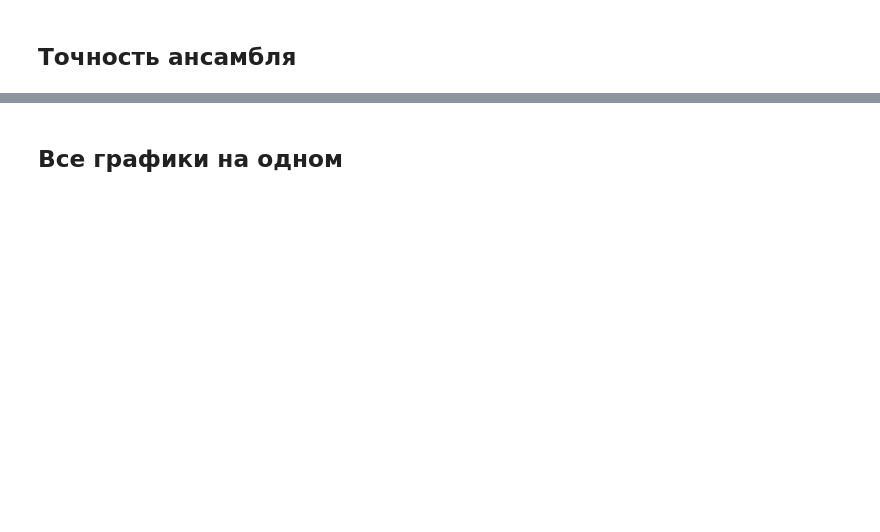
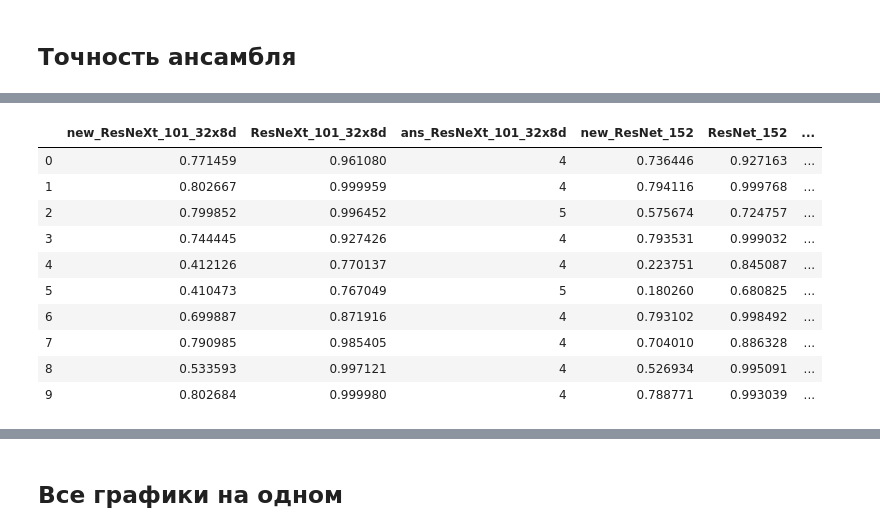
Before and after one commit to gurmaaan/MedNN, a Jupyter notebook: TransferLearning.ipynb, the cells around one changed output, grey strips where cells are left out. Drawn from its saved outputs; the diff is of its cells as text; code cells hidden in the pictures; blank space fills up the shorter version.

```diff
--- a/TransferLearning.ipynb
+++ b/TransferLearning.ipynb
@@ -368,7 +358,7 @@ def plot_learning_curve(data, model_name, save_flag=True, save_path = "/nn", sav
 #@title Параметры обучения
 
 save_path = "C:/Users/Dima/YandexDisk/EDUCATION/_Deeplom/nn" #@param {type: "string"}
-save_dir = "layerTest_other_24ep" #@param {type: "string"}
+save_dir = "default_diffep" #@param {type: "string"}
 #@markdown ---
 num_epochs = 24 #@param {type:"slider", min:3, max:45, step:3}
 #@markdown ---
@@ -381,14 +371,15 @@ lr_scheduler_step = 7 #@param {type:"integer"}
 data_transforms, image_datasets, dataloaders = update_data(paths, resize_s, crop_s, batch_size)
 # %%
 model_dict = {
-    "ResNeXt_50_32x4d": {"model" : models.resnext50_32x4d(pretrained=True), "type" : "fc", "epochs" : num_epochs, "lr_step" : lr_scheduler_step},
-    "MnasNet_0-5" : {"model" : models.mnasnet0_5(pretrained=True), "type" : "cl", "epochs" : num_epochs, "lr_step" : lr_scheduler_step},
-    "Wide_ResNet_50-2" : {"model" : models.wide_resnet50_2(pretrained=True), "type" : "fc", "epochs" : num_epochs, "lr_step" : lr_scheduler_step}
+#     "ResNeXt_50_32x4d": {"model" : models.resnext50_32x4d(pretrained=True), "type" : "fc", "epochs" : num_epochs, "lr_step" : lr_scheduler_step},
+#     "MnasNet_0-5" : {"model" : models.mnasnet0_5(pretrained=True), "type" : "cl", "epochs" : num_epochs, "lr_step" : lr_scheduler_step},
+#     "Wide_ResNet_50-2" : {"model" : models.wide_resnet50_2(pretrained=True), "type" : "fc", "epochs" : num_epochs, "lr_step" : lr_scheduler_step}
+#     "VGG_13" : {"model" : models.vgg13(pretrained=True), "type" : "cl", "epochs" : num_epochs, "lr_step" : lr_scheduler_step}
 #   ------------
 #     "AlexNet" : {"model" : models.alexnet(pretrained=True), "type" : "cl", "epochs" :int(num_epochs/2), "lr_step" : int(lr_scheduler_step / 2)},
-#     "MobileNet_v2" : {"model" : models.mobilenet_v2(pretrained=True), "type" : "cl", "epochs" : int(num_epochs/2), "lr_step" : int(lr_scheduler_step / 2)},
-#     "ResNet_152" : {"model" : models.resnet152(pretrained=True), "type" : "fc", "epochs" : int(num_epochs/3), "lr_step" : int(lr_scheduler_step / 2)},
-#     "ResNeXt_101_32x8d" : {"model" : models.resnext101_32x8d(pretrained=True), "type" : "fc", "epochs" : int(num_epochs/3), "lr_step" : int(lr_scheduler_step / 2)},
+    "MobileNet_v2" : {"model" : models.mobilenet_v2(pretrained=True), "type" : "cl", "epochs" : int(num_epochs/2), "lr_step" : int(lr_scheduler_step / 2)},
+    "ResNet_152" : {"model" : models.resnet152(pretrained=True), "type" : "fc", "epochs" : int(num_epochs/2), "lr_step" : int(lr_scheduler_step / 2)},
+    "ResNeXt_101_32x8d" : {"model" : models.resnext101_32x8d(pretrained=True), "type" : "fc", "epochs" : int(num_epochs/2), "lr_step" : int(lr_scheduler_step / 2)},
 #     "Wide_ResNet_101-2" : {"model" : models.wide_resnet101_2(pretrained=True), "type" : "fc", "epochs" : int(num_epochs/3), "lr_step" : int(lr_scheduler_step / 2)},
 #   ------------
 #     "VGG_19_bn" : {"model" : models.vgg19_bn(pretrained=True), "type" : "cl", "epochs" : num_epochs*2, "lr_step" : lr_scheduler_step * 2},
@@ -478,3 +472,8 @@ collect_stat(f"{save_path}/{save_dir}/")
 # %% [markdown]
 ## Точность ансамбля
+# %%
+model_names = ["ResNeXt_101_32x8d","ResNet_152",  "MobileNet_v2"]
+answers = {m_name : defaultdict(list) for m_name in model_names}
+answers["real"] = defaultdict(list)
+answers["predicted"] = defaultdict(list)
 # %%
@@ -523 +522,50 @@ print(f"{total_acc :.2f}")
+# %%
+for m_name in model_names:
+    answers[m_name]["probas"] = []
+    answers["predicted"]["lbls"] = []
+
+for i, ra in enumerate(answers["real"]["lbls"]):
+    pred_lbls = []
+    for m_name in model_names:
+        pred_lbls.append(answers[m_name]["lbls"][i])
+
+    counter = Counter(pred_lbls)
+    a_p = {}
+    for cl in counter:
+        a_p[cl] = counter[cl] / len(pred_lbls)
+
+    max_prob = 0
+    pred = 0
+    for m_name in model_names:
+        ma = answers[m_name]["lbls"][i]
+        ma_prob = answers[m_name]["ma_p"][i]
+        ma_prob *= m_p[m_name] * a_p[ma]
+        answers[m_name]["probas"].append(ma_prob)
+        if ma_prob > max_prob:
+            max_prob = ma_prob
+            pred = ma
+    answers["predicted"]["lbls"].append(pred)
+
+prob_dict = {}
+for an in answers:
+    if "probas" in answers[an]:
+        prob_dict[f"new_{an}"] = answers[an]["probas"]
+        prob_dict[f"{an}"] = answers[an]["ma_p"]
+        prob_dict[f"ans_{an}"] = answers[an]["lbls"]
+prob_dict["real"] = answers["real"]["lbls"]
+prob_dict["pred"] = answers["predicted"]["lbls"]
+ans_df = pd.DataFrame(prob_dict)
+ans_df.head(10)
+# %% [output]
+|  | new_ResNeXt_101_32x8d | ResNeXt_101_32x8d | ans_ResNeXt_101_32x8d | new_ResNet_152 | ResNet_152 | ... |
+| 0 | 0.771459 | 0.961080 | 4 | 0.736446 | 0.927163 | ... |
+| 1 | 0.802667 | 0.999959 | 4 | 0.794116 | 0.999768 | ... |
+| 2 | 0.799852 | 0.996452 | 5 | 0.575674 | 0.724757 | ... |
+| 3 | 0.744445 | 0.927426 | 4 | 0.793531 | 0.999032 | ... |
+| 4 | 0.412126 | 0.770137 | 4 | 0.223751 | 0.845087 | ... |
+| 5 | 0.410473 | 0.767049 | 5 | 0.180260 | 0.680825 | ... |
+| 6 | 0.699887 | 0.871916 | 4 | 0.793102 | 0.998492 | ... |
+| 7 | 0.790985 | 0.985405 | 4 | 0.704010 | 0.886328 | ... |
+| 8 | 0.533593 | 0.997121 | 4 | 0.526934 | 0.995091 | ... |
+| 9 | 0.802684 | 0.999980 | 4 | 0.788771 | 0.993039 | ... |
 # %%
```
Also changed, not shown: parts of 18 cells of this notebook, 2 other files.
